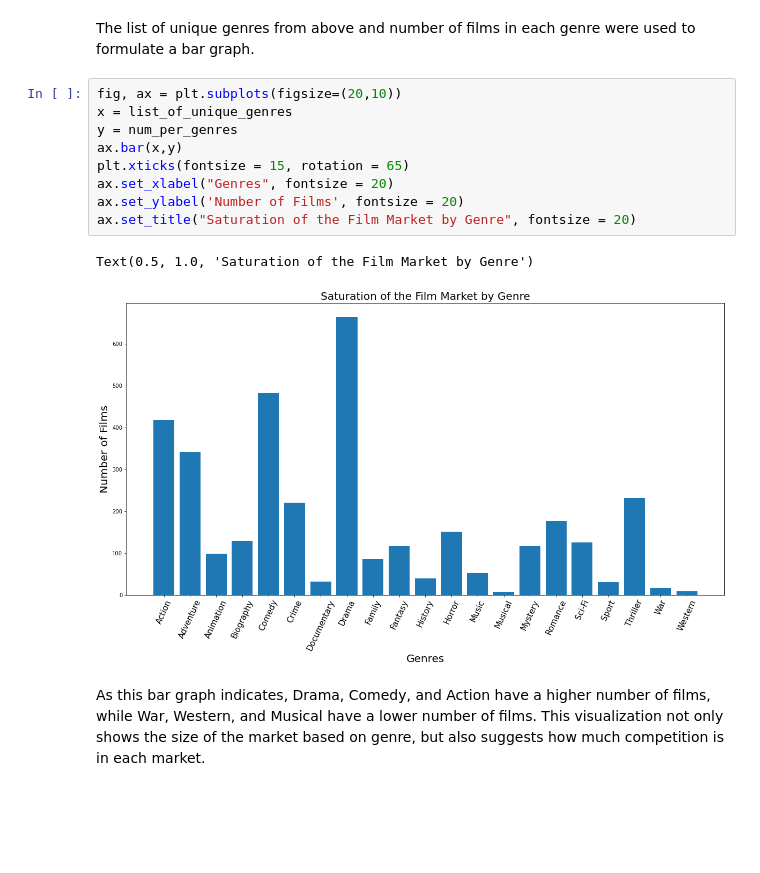
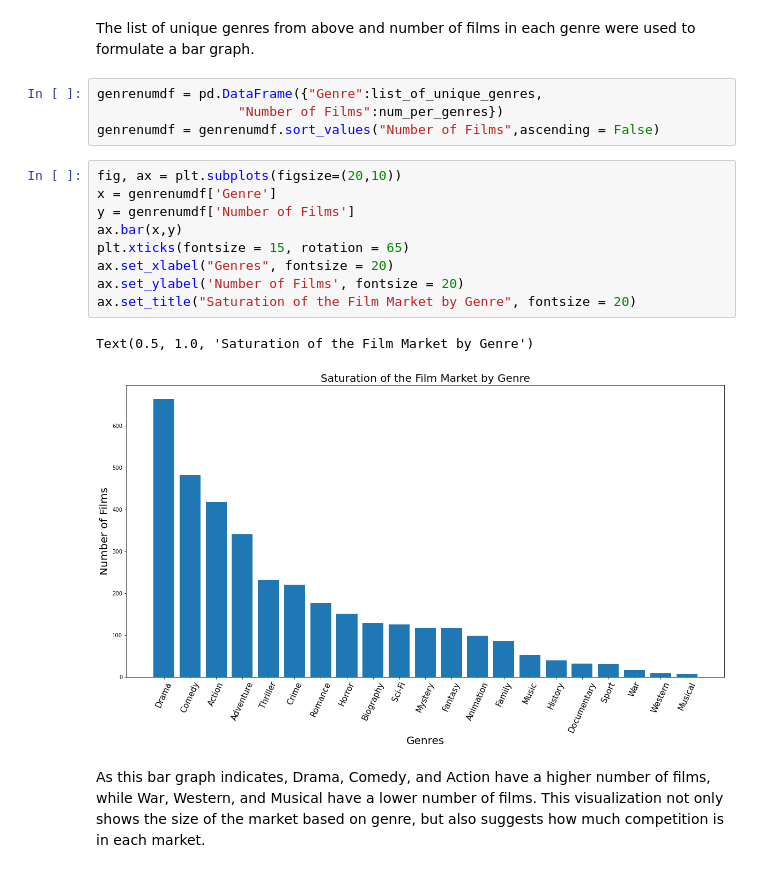
Before and after one commit to soohojp/Phase-1-Project-Best-Team-, a Jupyter notebook: Untitled.ipynb, the cells around one changed output. Saved outputs shown, nothing was run; the diff lists cells and outputs as text; blank space fills up the shorter version.

```diff
--- a/Untitled.ipynb
+++ b/Untitled.ipynb
@@ -319,18 +354,22 @@ len(imdb_war),
 len(imdb_western)]
 # %% [markdown]
 The list of unique genres from above and number of films in each genre were used to formulate a bar graph.
+# %%
+genrenumdf = pd.DataFrame({"Genre":list_of_unique_genres,
+                  "Number of Films":num_per_genres})
+genrenumdf = genrenumdf.sort_values("Number of Films",ascending = False)
 # %%
 fig, ax = plt.subplots(figsize=(20,10))
-x = list_of_unique_genres
-y = num_per_genres
+x = genrenumdf['Genre']
+y = genrenumdf['Number of Films']
 ax.bar(x,y)
 plt.xticks(fontsize = 15, rotation = 65)
 ax.set_xlabel("Genres", fontsize = 20)
 ax.set_ylabel('Number of Films', fontsize = 20)
 ax.set_title("Saturation of the Film Market by Genre", fontsize = 20)
 # %% [output]
 Text(0.5, 1.0, 'Saturation of the Film Market by Genre')
-[figure, old version]
+[figure, new version]
 # %% [markdown]
 As this bar graph indicates, Drama, Comedy, and Action have a higher number of films, while War, Western, and Musical have a lower number of films. This visualization not only shows the size of the market based on genre, but also suggests how much competition is in each market.
 # %% [markdown]
```
Also changed, not shown: parts of 11 cells of this notebook.
